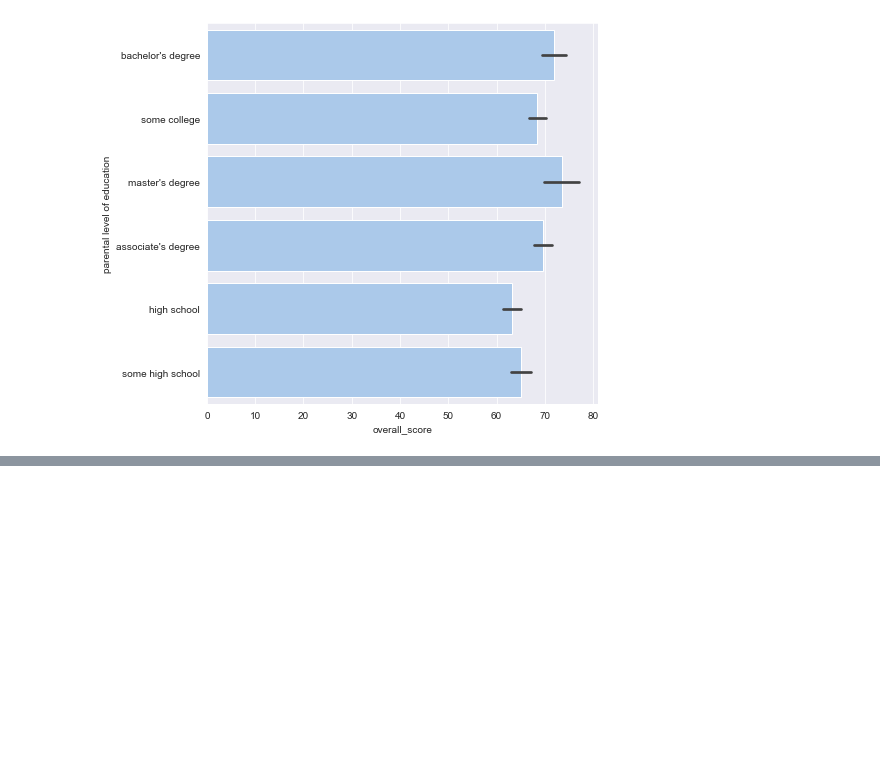
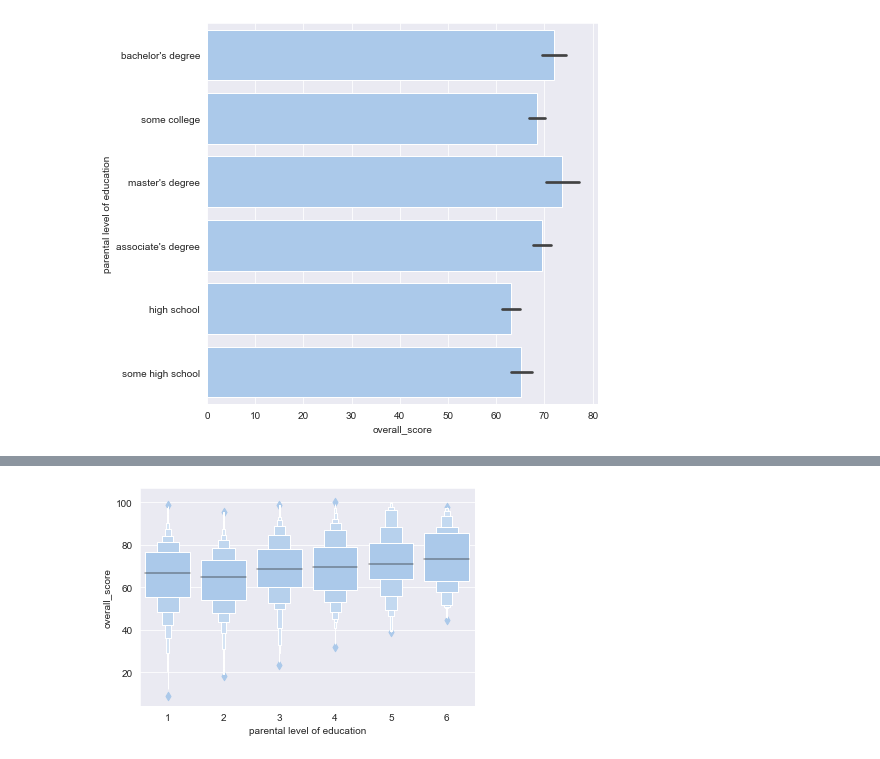
Before and after one commit to thomaskbrown18/data-visualization-practice, a Jupyter notebook: visualization_practice.ipynb, the cells around one changed output, grey strips where cells are left out. Cells and saved outputs as stored; diff of their text form; code cells hidden in the pictures; blank space fills up the shorter version.

```diff
--- a/visualization_practice.ipynb
+++ b/visualization_practice.ipynb
@@ -99,0 +136,5 @@ sns.barplot(x="overall_score", y="parental level of education", data=df, color =
+# %%
+fig3 = sns.boxenplot(x='ed_level', y = 'overall_score', data = df, color = 'b')
+fig3.set_xlabel('parental level of education');
+# %% [output]
+[figure, added]
```
Also changed, not shown: parts of 11 cells of this notebook.
